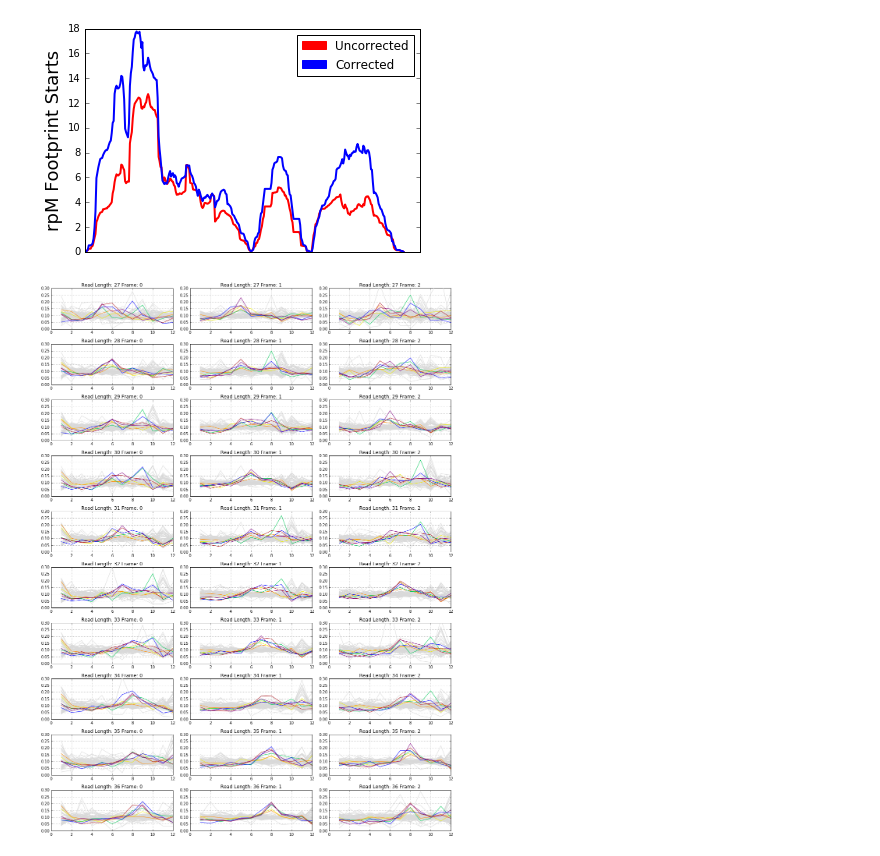
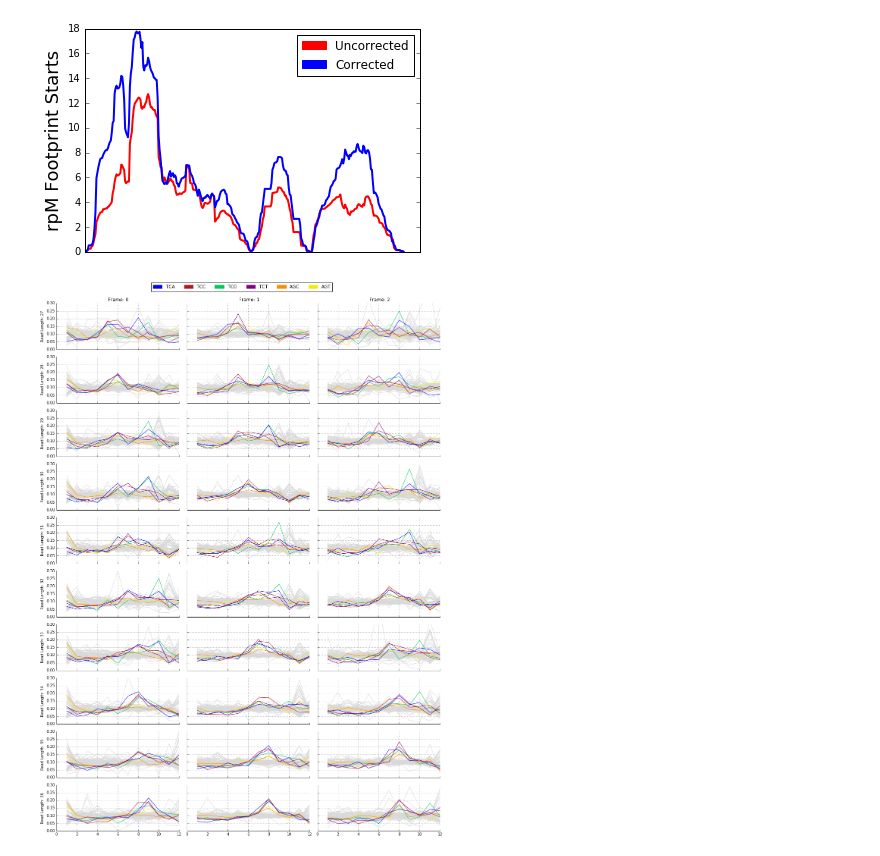
Before and after one commit to ayurovsky/ipython_notebooks_dsl, a Jupyter notebook: end_bias/Justin_Paper_Graphs_And_Calculations.ipynb, the cells around one changed output. Drawn from its saved outputs; the diff is of its cells as text; code cells hidden in the pictures.

Commit message:
updating graphs - updated Figure 4

```diff
--- a/end_bias/Justin_Paper_Graphs_And_Calculations.ipynb
+++ b/end_bias/Justin_Paper_Graphs_And_Calculations.ipynb
@@ -910,10 +910,24 @@ plot_num = 1
 for graph_line in range(1,11):
     for col in range(0,3):
         filename = "window_stage2_ecoli_starved_" + str(26+graph_line) + "_" + str(col) + ".csv"
-        plt.subplot(10,3,plot_num)
+        ax = plt.subplot(10,3,plot_num)
+        # Hide the right and top spines
+        ax.spines['right'].set_visible(False)
+        ax.spines['top'].set_visible(False)
+        # right and top ticks
+        plt.tick_params(axis='x', which='both', top='off')
+        plt.tick_params(axis='y', which='both', right='off')
         plt.ylim(0.0, 0.3)
-        plot_title = "Read Length: " + str(26+graph_line) + " Frame: " + str(col)
-        plt.title(plot_title)
+        if plot_num <= 3: #Frame information only on top
+            plot_title = " Frame: " + str(col)
+            plt.title(plot_title)
+        if col == 0:
+            y_lab = "Read Length: " + str(26+graph_line)
+            plt.ylabel(y_lab, fontsize=10)
+        else: #Read length and scale only on left
+            plt.tick_params(axis='y', labelleft='off')
+        if graph_line < 10: # scale only on the bottom
+            plt.tick_params(axis='x', labelbottom='off')
         plt.grid(True)
         csvfile = open(filename)
         reader = csv.reader(csvfile, delimiter=',')
@@ -922,31 +936,40 @@ for graph_line in range(1,11):
             row = row[1:13]
             row = [x.strip('\n') for x in row]
             row = list(map(float, row))
             row = [x / (10/12) for x in row]
             color_line = "0.85"
             zorder_score = 3
             if tag == "TCC":
                 color_line = "#B0171F"
                 zorder_score = 10
             elif tag == "TCT":
                 color_line = "#800080"
                 zorder_score = 10
             elif tag == "TCA":
                 color_line = "#0000FF"
                 zorder_score = 10
             elif tag == "TCG":
                 color_line = "#00C957"
                 zorder_score = 10
             elif tag == "AGT":
                 color_line = "#EEEE00"
                 zorder_score = 10
             elif tag == "AGC":
                 color_line = "#FF8C00"
                 zorder_score = 10
             plt.plot([1,2,3,4,5,6,7,8,9,10,11,12],row,color=color_line,zorder=zorder_score)
         plot_num+=1
 
+tcc_patch = mpatches.Patch(color='#B0171F', label='TCC')
+tct_patch = mpatches.Patch(color='#800080', label='TCT')
+tca_patch = mpatches.Patch(color='#0000FF', label='TCA')
+tcg_patch = mpatches.Patch(color='#00C957', label='TCG')
+agt_patch = mpatches.Patch(color='#EEEE00', label='AGT')
+agc_patch = mpatches.Patch(color='#FF8C00', label='AGC')
+plt.legend(handles=[tca_patch, tcc_patch, tcg_patch, tct_patch, agc_patch, agt_patch], ncol = 6, loc = 8, bbox_to_anchor = (0.5,1.0),
+            bbox_transform = plt.gcf().transFigure )
+
 
 plt.tight_layout()
 # %% [output]
-[figure, old version]
+[figure, new version]
```
